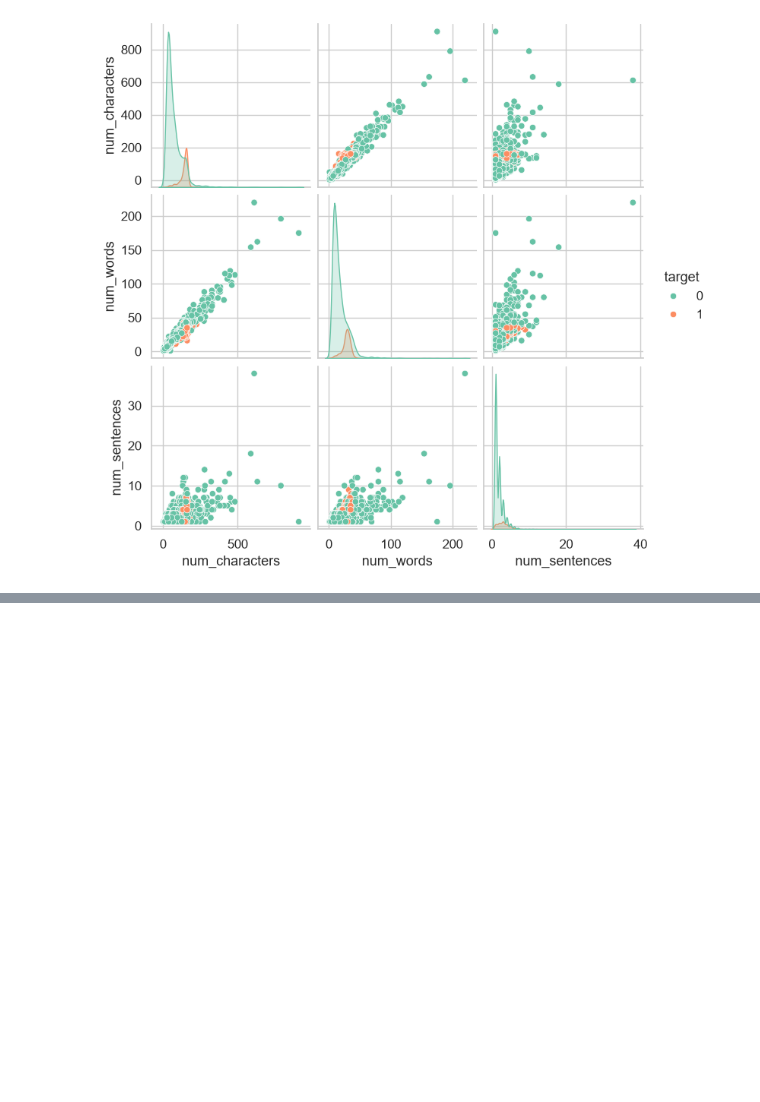
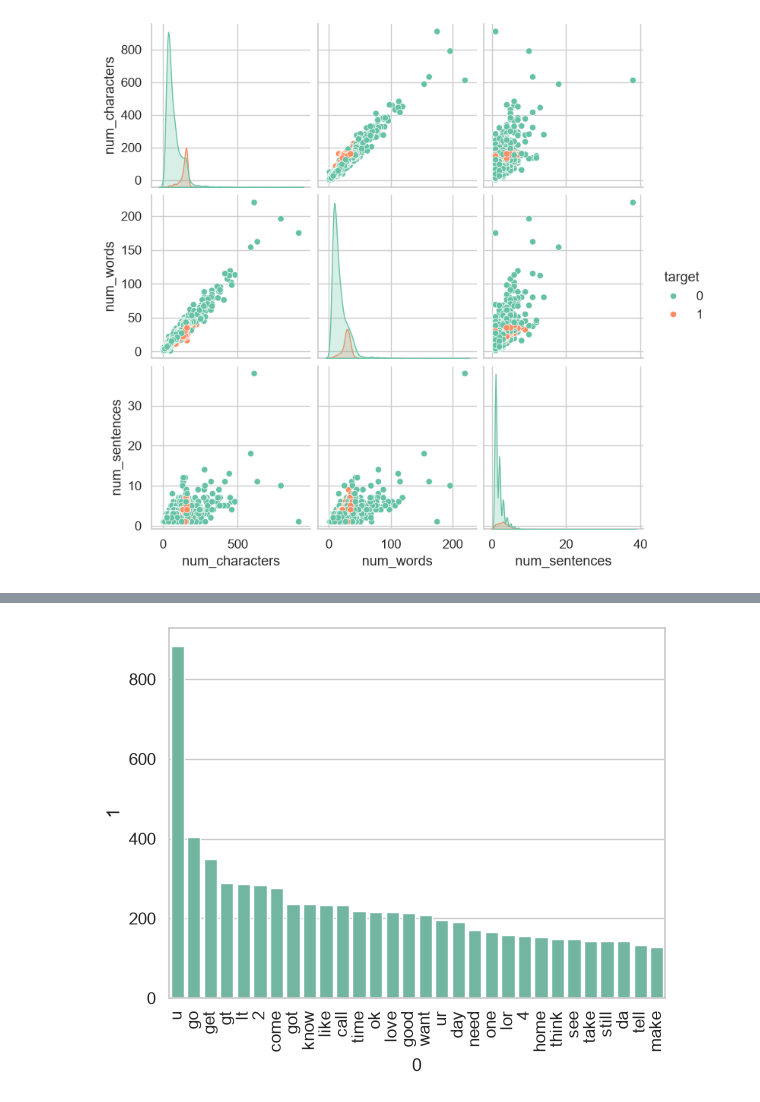
Before and after one commit to manish-singh-deswal/sms-spam-classifier, a Jupyter notebook: 02_notebooks/eda.ipynb, the cells around one changed output, grey strips where cells are left out. Cells and saved outputs as stored; diff of their text form; code cells hidden in the pictures; blank space fills up the shorter version.

```diff
--- a/02_notebooks/eda.ipynb
+++ b/02_notebooks/eda.ipynb
@@ -410,0 +560,14 @@ sns.pairplot(df,hue='target')
+# %%
+import string
+import nltk
+from nltk.corpus import stopwords
+from nltk.stem.porter import PorterStemmer
+
+# Required NLTK downloads
+nltk.download("punkt", quiet=True)
+nltk.download("punkt_tab", quiet=True)
+nltk.download("stopwords", quiet=True)
+
+# Initialize globally as a set for O(1) instant hash lookup
+ps = PorterStemmer()
+stop_words = set(stopwords.words("english"))
@@ -410,0 +678,12 @@ sns.pairplot(df,hue='target')
+# %%
+from collections import Counter
+words_df = pd.DataFrame(Counter(ham_corpus).most_common(30))
+sns.barplot(
+    data=words_df,
+    x = words_df[0],
+    y = words_df[1]
+)
+plt.xticks(rotation='vertical')
+plt.show()
+# %% [output]
+[figure, added]
```
Also changed, not shown: parts of 26 cells of this notebook.
